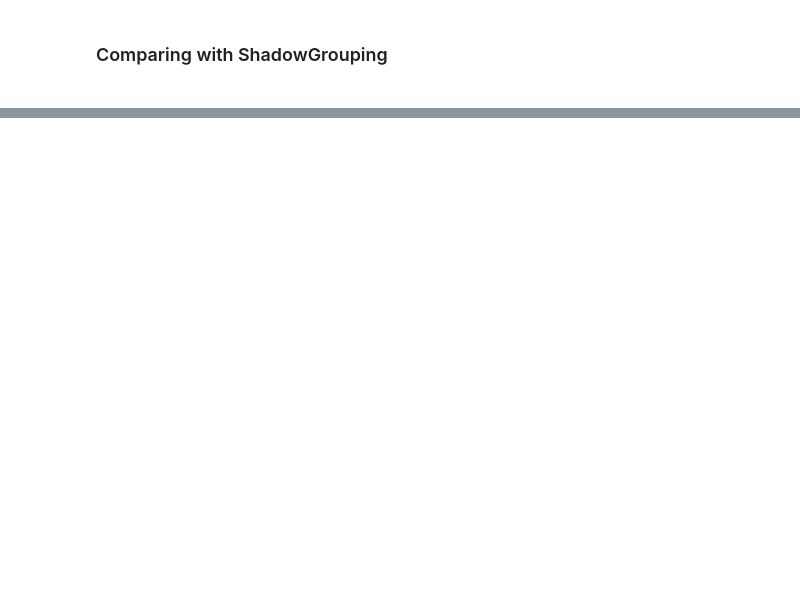
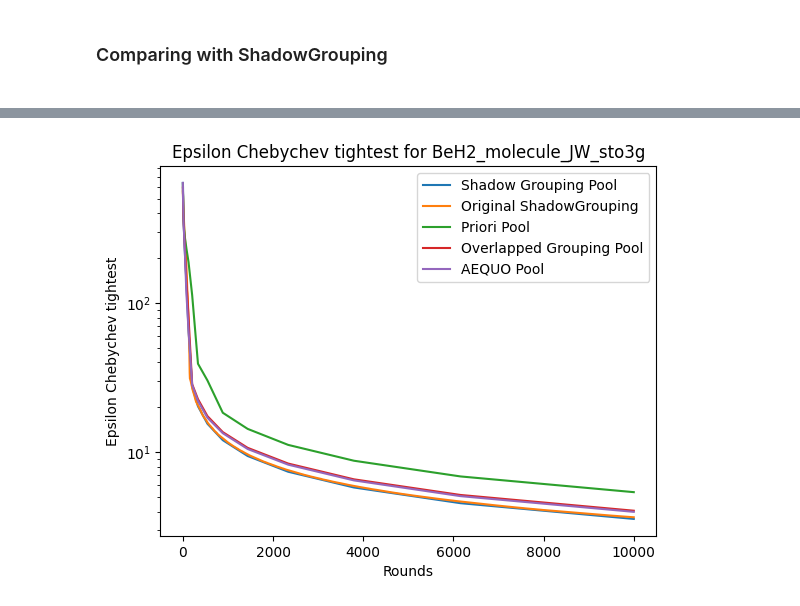
Before and after one commit to aebadi2013-droid/priory, a Jupyter notebook: convexoptimization.ipynb, the cells around one changed output, grey strips where cells are left out. Cells and saved outputs as stored; diff of their text form; code cells hidden in the pictures; blank space fills up the shorter version.

```diff
--- a/convexoptimization.ipynb
+++ b/convexoptimization.ipynb
@@ -375,0 +570,20 @@ all settings are QWC-consistent
+# %%
+#Chebychev tightest vs rounds plot
+with open(chebyshevtightestsavename, "r") as f:
+    data = json.load(f)
+
+plt.figure()
+
+for method, values in data.items():
+    n = [v["n"] for v in values]
+    eps = [v["epsilon"] for v in values]
+    plt.plot(n, eps, label=method)
+
+plt.xlabel("Rounds")
+plt.ylabel("Epsilon Chebychev tightest")
+plt.title(f"Epsilon Chebychev tightest for {savename}")
+plt.legend()
+plt.yscale('log')
+plt.show()
+# %% [output]
+[figure, added]
```
Also changed, not shown: parts of 15 cells of this notebook, 8 other files.
